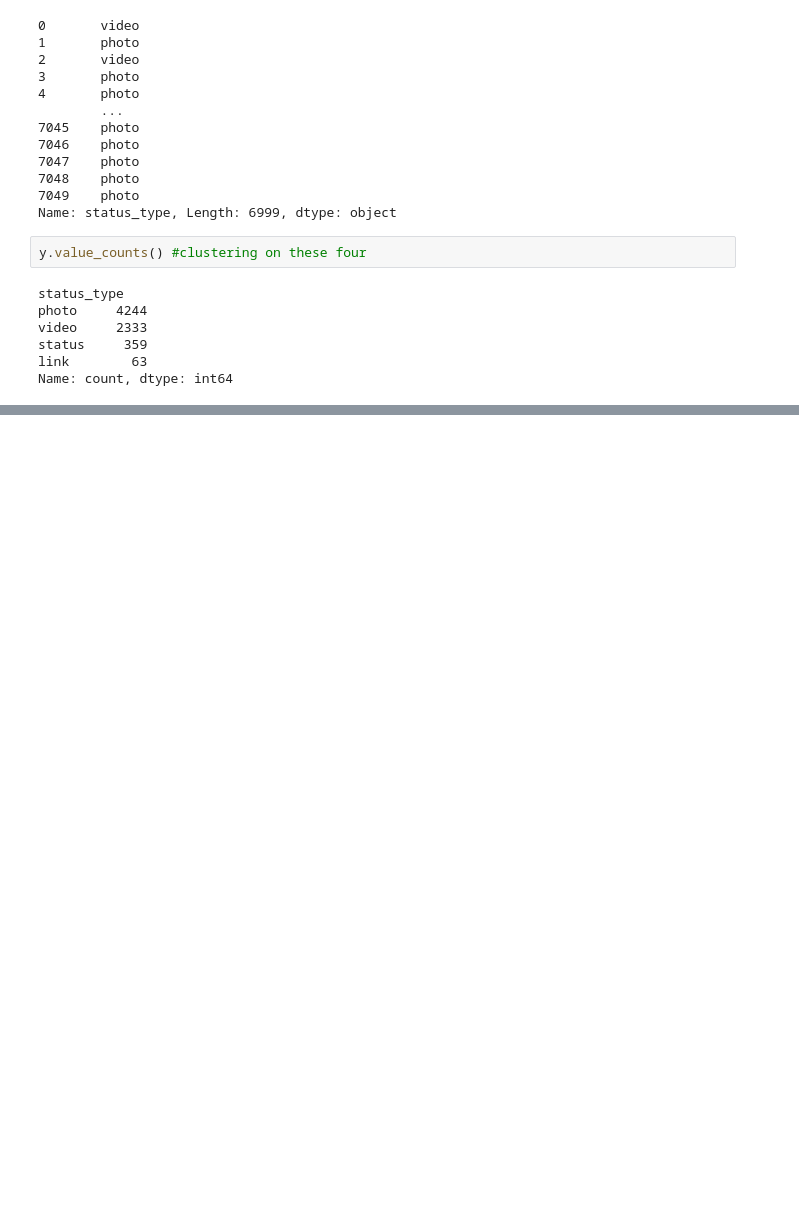
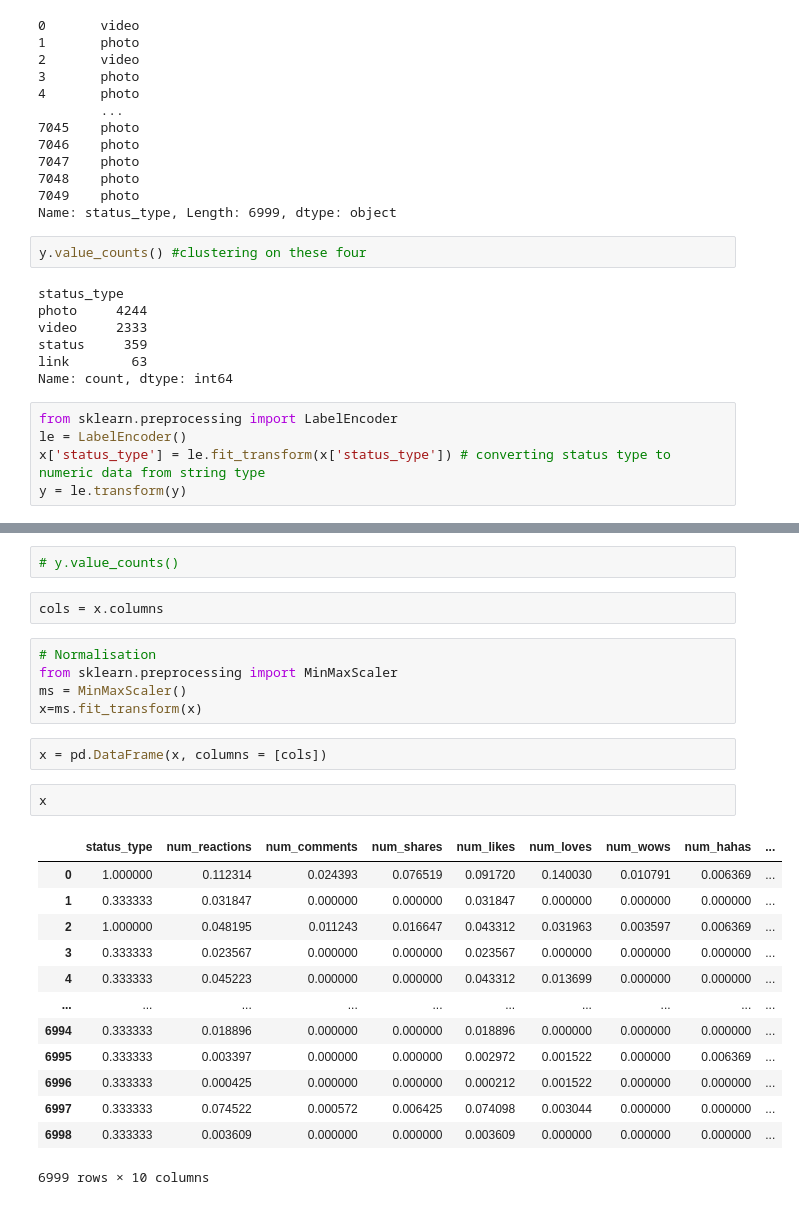
Before and after one commit to ESET0115/Basic, a Jupyter notebook: ML/Day10/Unsupervised.ipynb, the cells around one changed output, grey strips where cells are left out. Saved outputs shown, nothing was run; the diff lists cells and outputs as text; blank space fills up the shorter version.

```diff
--- a/ML/Day10/Unsupervised.ipynb
+++ b/ML/Day10/Unsupervised.ipynb
@@ -166,3 +167,8 @@ video     2333
 status     359
 link        63
 Name: count, dtype: int64
+# %%
+from sklearn.preprocessing import LabelEncoder
+le = LabelEncoder()
+x['status_type'] = le.fit_transform(x['status_type']) # converting status type to numeric data from string type
+y = le.transform(y)
@@ -168,0 +195,27 @@ Name: count, dtype: int64
+# %%
+# y.value_counts()
+# %%
+cols = x.columns
+# %%
+# Normalisation
+from sklearn.preprocessing import MinMaxScaler
+ms = MinMaxScaler()
+x=ms.fit_transform(x)
+# %%
+x = pd.DataFrame(x, columns = [cols])
+# %%
+x
+# %% [output]
+|  | status_type | num_reactions | num_comments | num_shares | num_likes | num_loves | num_wows | num_hahas | ... |
+| 0 | 1.000000 | 0.112314 | 0.024393 | 0.076519 | 0.091720 | 0.140030 | 0.010791 | 0.006369 | ... |
+| 1 | 0.333333 | 0.031847 | 0.000000 | 0.000000 | 0.031847 | 0.000000 | 0.000000 | 0.000000 | ... |
+| 2 | 1.000000 | 0.048195 | 0.011243 | 0.016647 | 0.043312 | 0.031963 | 0.003597 | 0.006369 | ... |
+| 3 | 0.333333 | 0.023567 | 0.000000 | 0.000000 | 0.023567 | 0.000000 | 0.000000 | 0.000000 | ... |
+| 4 | 0.333333 | 0.045223 | 0.000000 | 0.000000 | 0.043312 | 0.013699 | 0.000000 | 0.000000 | ... |
+| ... | ... | ... | ... | ... | ... | ... | ... | ... | ... |
+| 6994 | 0.333333 | 0.018896 | 0.000000 | 0.000000 | 0.018896 | 0.000000 | 0.000000 | 0.000000 | ... |
+| 6995 | 0.333333 | 0.003397 | 0.000000 | 0.000000 | 0.002972 | 0.001522 | 0.000000 | 0.006369 | ... |
+| 6996 | 0.333333 | 0.000425 | 0.000000 | 0.000000 | 0.000212 | 0.001522 | 0.000000 | 0.000000 | ... |
+| 6997 | 0.333333 | 0.074522 | 0.000572 | 0.006425 | 0.074098 | 0.003044 | 0.000000 | 0.000000 | ... |
+| 6998 | 0.333333 | 0.003609 | 0.000000 | 0.000000 | 0.003609 | 0.000000 | 0.000000 | 0.000000 | ... |
+6999 rows × 10 columns
```
Also changed, not shown: parts of 10 cells of this notebook.
